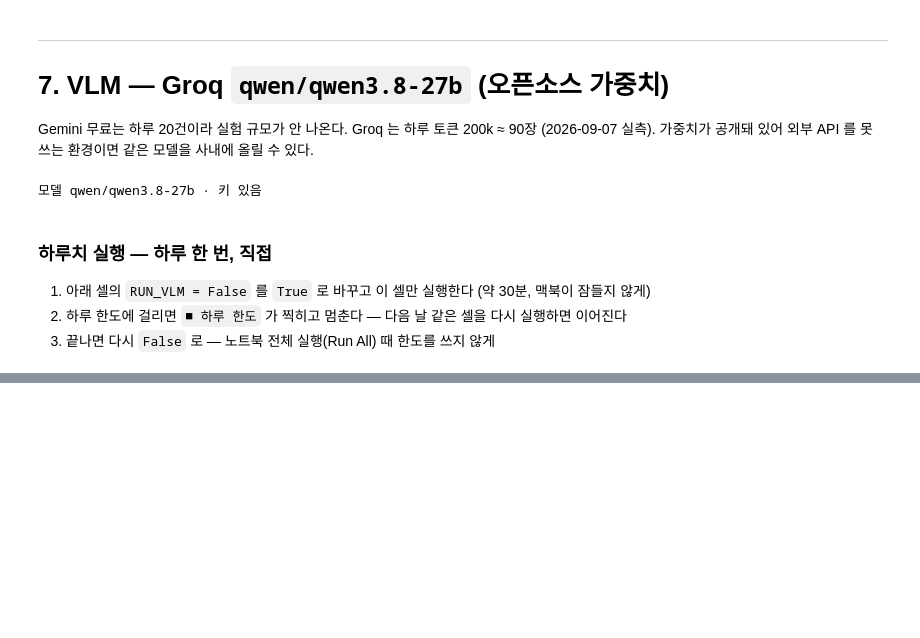
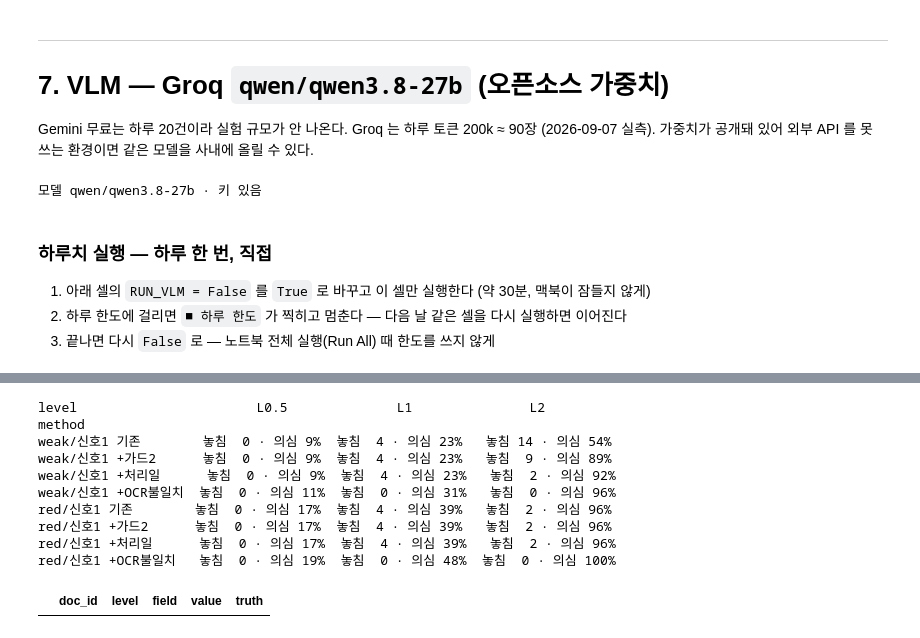
Before and after one commit to songwookun/img-vlm-extractor, a Jupyter notebook: notebooks/02_role_split.ipynb, the cells around one changed output, grey strips where cells are left out. Drawn from its saved outputs; the diff is of its cells as text; code cells hidden in the pictures; blank space fills up the shorter version.

```diff
--- a/notebooks/02_role_split.ipynb
+++ b/notebooks/02_role_split.ipynb
@@ -953,0 +1278,47 @@ V0: 남은 90건 · 캐시 0건
+# %%
+PROCESS_DATE = date(2026, 10, 4)
+
+def check_recent(x, today=PROCESS_DATE, max_months: int = 12, future_days: int = 31) -> CheckResult:
+    """⑨ 처리일 타당성 — 반증 전용. 1일차 L2 의 2026→2020 은 날짜·문서번호가 같은 착시라 문서 안에선 못 잡았다"""
+    m = re.search(r"(\d{4})\D+(\d{1,2})\D+(\d{1,2})", x.get("date") or "")
+    try:
+        d = date(*map(int, m.groups())) if m else None
+    except ValueError:
+        d = None
+    if d is None:
+        return CheckResult("처리일 타당성", None, str(x.get("date")), ["date"])
+    old = (today - d).days > max_months * 30.5
+    future = (d - today).days > future_days
+    return CheckResult("처리일 타당성", False if (old or future) else None,
+                       f"{d} · 처리일 {today}" + (" · 범위 밖" if old or future else ""), ["date"])
+
+STEPS = ["기존", "+가드2", "+처리일", "+OCR불일치"]
+res = []
+for r in V0:
+    sets = [ocr_cached(r["image"], psm=p) for p in OCR_PSMS]
+    meta = dict(doc_id=f"quote_{r['seed']:03d}", doc_type="quote", level=r["level"])
+    base = check_quote(r["x"])
+    g2 = guard_checks(r["x"], base, sets)
+    for step, chk, conflict in [("기존", base, "weak"), ("+가드2", g2, "weak"),
+                                ("+처리일", g2 + [check_recent(r["x"])], "weak"),
+                                ("+OCR불일치", g2 + [check_recent(r["x"])], "strict")]:
+        for ng, ms in [("weak", 1), ("red", 1)]:
+            res += score(judge(r["x"], chk, sets, no_ground=ng, min_signals=ms, ocr_conflict=conflict),
+                         r["truths"], **meta, method=f"{ng}/신호{ms} {step}")
+save_ocr_cache()
+ABL = pd.DataFrame(res)
+order = [f"{p} {s}" for p in ("weak/신호1", "red/신호1") for s in STEPS]
+print(short(ABL).reindex(order).to_string(), "\n")
+ABL[(ABL.method == "weak/신호1 +OCR불일치") & (ABL.outcome == "놓친 오답")][["doc_id", "level", "field", "value", "truth"]]
+# %% [output]
+level                       L0.5              L1               L2
+method
+weak/신호1 기존        놓침  0 · 의심 9%  놓침  4 · 의심 23%   놓침 14 · 의심 54%
+weak/신호1 +가드2      놓침  0 · 의심 9%  놓침  4 · 의심 23%   놓침  9 · 의심 89%
+weak/신호1 +처리일      놓침  0 · 의심 9%  놓침  4 · 의심 23%   놓침  2 · 의심 92%
+weak/신호1 +OCR불일치  놓침  0 · 의심 11%  놓침  0 · 의심 31%   놓침  0 · 의심 96%
+red/신호1 기존        놓침  0 · 의심 17%  놓침  4 · 의심 39%   놓침  2 · 의심 96%
+red/신호1 +가드2      놓침  0 · 의심 17%  놓침  4 · 의심 39%   놓침  2 · 의심 96%
+red/신호1 +처리일      놓침  0 · 의심 17%  놓침  4 · 의심 39%   놓침  2 · 의심 96%
+red/신호1 +OCR불일치   놓침  0 · 의심 19%  놓침  0 · 의심 48%  놓침  0 · 의심 100%
+|  | doc_id | level | field | value | truth |
```
Also changed, not shown: parts of 15 cells of this notebook, 1 other file.
